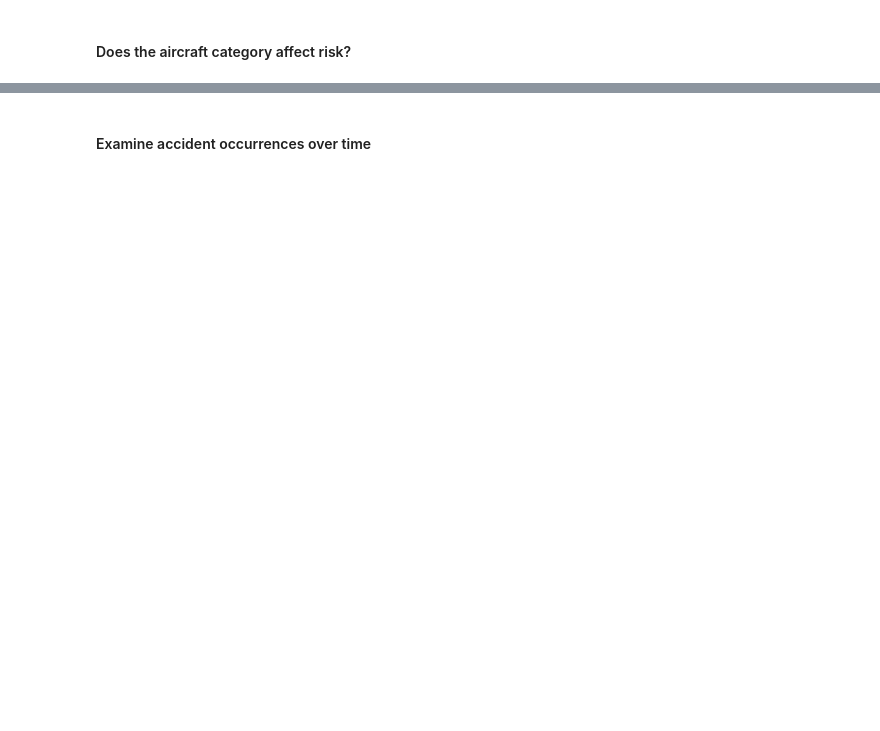
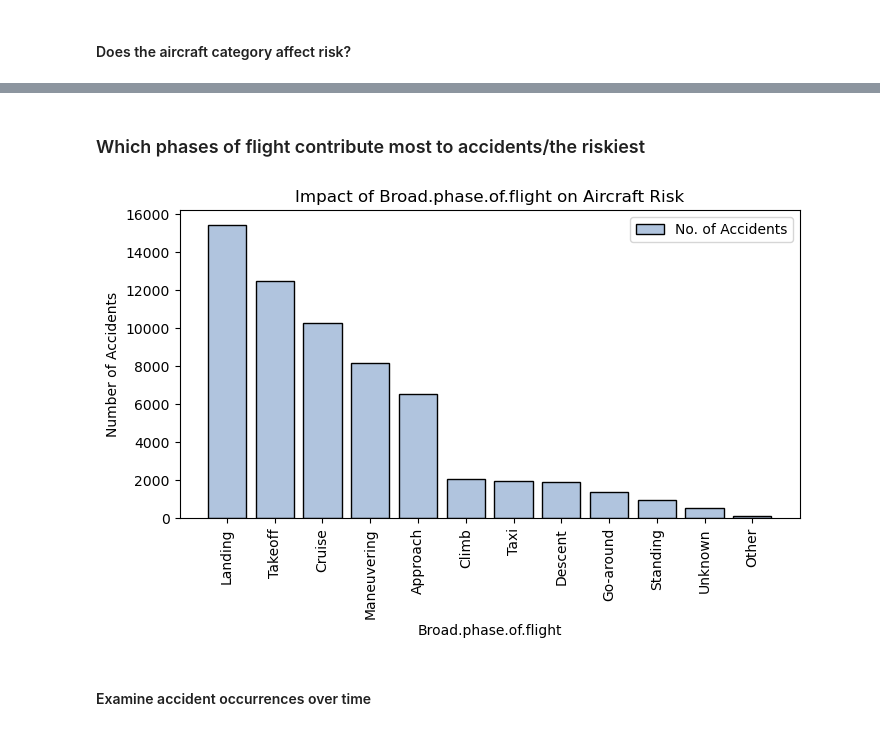
Before and after one commit to blaise-mwangi/dsc-project-aviation, a Jupyter notebook: dsc_project_aviation.ipynb, the cells around one changed output, grey strips where cells are left out. Saved outputs shown, nothing was run; the diff lists cells and outputs as text; code cells hidden in the pictures; blank space fills up the shorter version.

```diff
--- a/dsc_project_aviation.ipynb
+++ b/dsc_project_aviation.ipynb
@@ -389,3 +411,23 @@ plt.show()
+# %% [markdown]
+### Which phases of flight contribute most to accidents/the riskiest
+# %%
+#Count occurrences of each accident
+accident_counts = filtered_df["Broad.phase.of.flight"].value_counts()
+
+# Plotting the bar
+plt.figure(figsize=(8, 4) ,facecolor='white')
+plt.bar( accident_counts.index, accident_counts.values, edgecolor='black',color='lightsteelblue', label='No. of Accidents')
+
+# Labels and title
+plt.xlabel('Broad.phase.of.flight')
+plt.ylabel('Number of Accidents')
+plt.title('Impact of Broad.phase.of.flight on Aircraft Risk')
+plt.legend()
+
+plt.xticks(rotation=90)
+plt.show()
+# %% [output]
+[figure, added]
 # %% [markdown]
 #### Examine accident occurrences over time
 # %%
```
Also changed, not shown: parts of 18 cells of this notebook.
